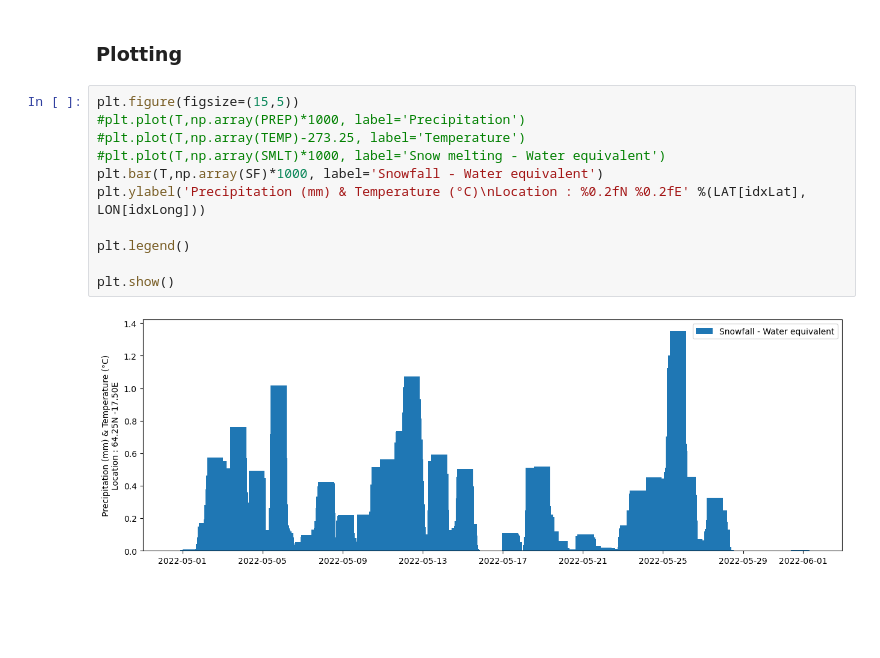
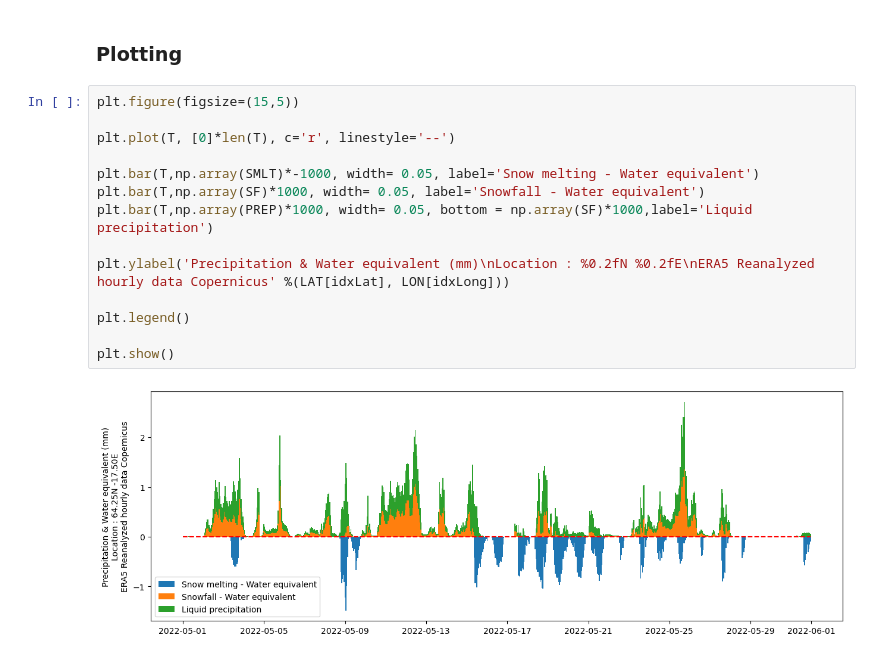
Before and after one commit to jgovoort/sismo-memo, a Jupyter notebook: netCDF-reader.ipynb, the cells around one changed output. Cells and saved outputs as stored; diff of their text form; blank space fills up the shorter version.

```diff
--- a/netCDF-reader.ipynb
+++ b/netCDF-reader.ipynb
@@ -77,14 +77,17 @@ for t in range(len(time)) :
 ### Plotting
 # %%
 plt.figure(figsize=(15,5))
-#plt.plot(T,np.array(PREP)*1000, label='Precipitation')
-#plt.plot(T,np.array(TEMP)-273.25, label='Temperature')
-#plt.plot(T,np.array(SMLT)*1000, label='Snow melting - Water equivalent')
-plt.bar(T,np.array(SF)*1000, label='Snowfall - Water equivalent')
-plt.ylabel('Precipitation (mm) & Temperature (°C)\nLocation : %0.2fN %0.2fE' %(LAT[idxLat], LON[idxLong]))
+
+plt.plot(T, [0]*len(T), c='r', linestyle='--')
+
+plt.bar(T,np.array(SMLT)*-1000, width= 0.05, label='Snow melting - Water equivalent')
+plt.bar(T,np.array(SF)*1000, width= 0.05, label='Snowfall - Water equivalent')
+plt.bar(T,np.array(PREP)*1000, width= 0.05, bottom = np.array(SF)*1000,label='Liquid precipitation')
+
+plt.ylabel('Precipitation & Water equivalent (mm)\nLocation : %0.2fN %0.2fE\nERA5 Reanalyzed hourly data Copernicus' %(LAT[idxLat], LON[idxLong]))
 
 plt.legend()
 
 plt.show()
 # %% [output]
-[figure, old version]
+[figure, new version]
```
Also changed, not shown: 2 other files.
